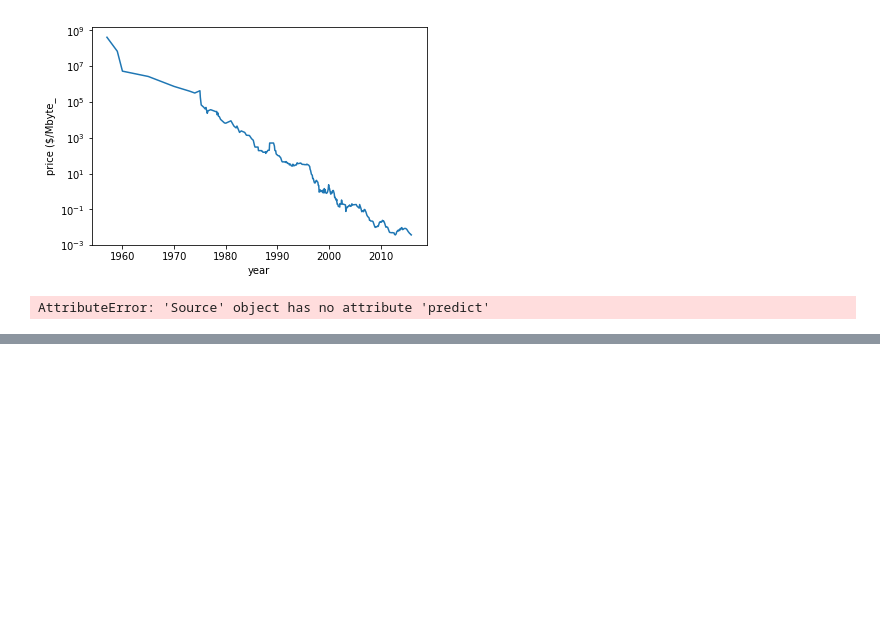
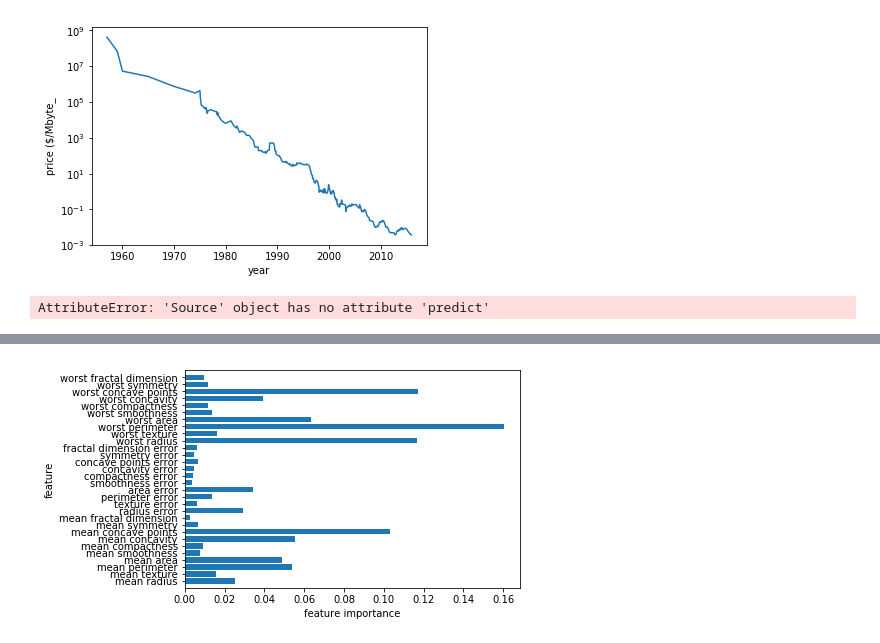
Before and after one commit to JMmmmuu/ML, a Jupyter notebook: IntroToMLwithPython/2_SupervisedLearning.ipynb, the cells around one changed output, grey strips where cells are left out. Drawn from its saved outputs; the diff is of its cells as text; code cells hidden in the pictures; blank space fills up the shorter version.

```diff
--- a/IntroToMLwithPython/2_SupervisedLearning.ipynb
+++ b/IntroToMLwithPython/2_SupervisedLearning.ipynb
@@ -586,0 +627,4 @@ AttributeError: 'Source' object has no attribute 'predict'
+# %%
+plot_feature_importances_cancer(forest)
+# %% [output]
+[figure, added]
```
Also changed, not shown: parts of 4 cells of this notebook.
